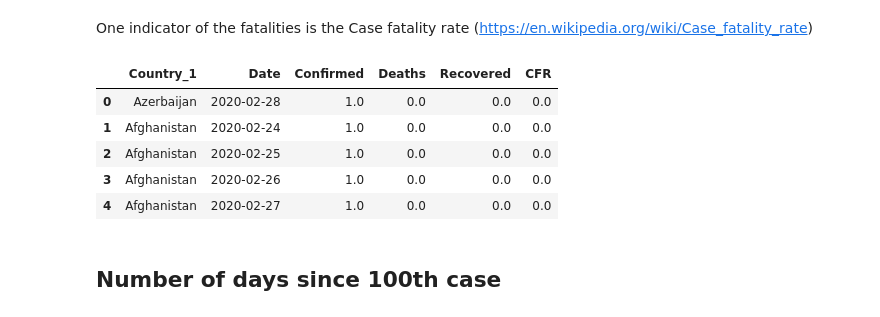
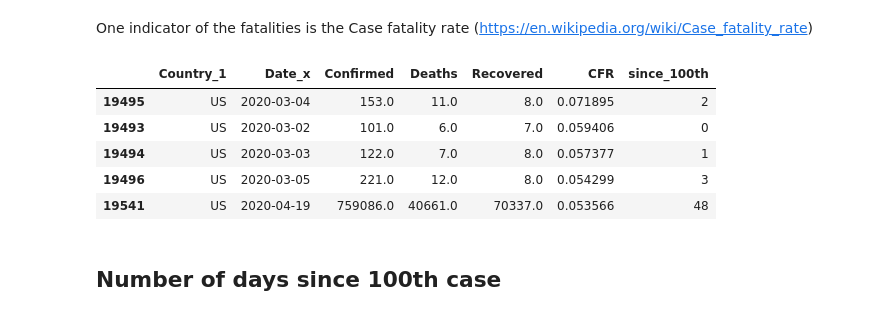
Before and after one commit to BWhannou/Covid_mobility, a Jupyter notebook: Exploratory Data Analysis.ipynb, the cells around one changed output. Saved outputs shown, nothing was run; the diff lists cells and outputs as text; code cells hidden in the pictures.

```diff
--- a/Exploratory Data Analysis.ipynb
+++ b/Exploratory Data Analysis.ipynb
@@ -263,15 +172,15 @@ sumup_countries = records.groupby(["Country_1","Date"]).agg({'Confirmed':'sum','
 One indicator of the fatalities is the Case fatality rate (https://en.wikipedia.org/wiki/Case_fatality_rate)
 # %%
 sumup_countries = sumup_countries.assign(CFR = lambda df : df.Deaths/df.Confirmed).reset_index()
-# %%
-sumup_countries.head()
-# %% [output]
-|  | Country_1 | Date | Confirmed | Deaths | Recovered | CFR |
-| 0 | Azerbaijan | 2020-02-28 | 1.0 | 0.0 | 0.0 | 0.0 |
-| 1 | Afghanistan | 2020-02-24 | 1.0 | 0.0 | 0.0 | 0.0 |
-| 2 | Afghanistan | 2020-02-25 | 1.0 | 0.0 | 0.0 | 0.0 |
-| 3 | Afghanistan | 2020-02-26 | 1.0 | 0.0 | 0.0 | 0.0 |
-| 4 | Afghanistan | 2020-02-27 | 1.0 | 0.0 | 0.0 | 0.0 |
+# %%
+sumup_countries[sumup_countries.Country_1=="US"].sort_values("Date",ascending=False).head()
+# %% [output]
+|  | Country_1 | Date_x | Confirmed | Deaths | Recovered | CFR | since_100th |
+| 19495 | US | 2020-03-04 | 153.0 | 11.0 | 8.0 | 0.071895 | 2 |
+| 19493 | US | 2020-03-02 | 101.0 | 6.0 | 7.0 | 0.059406 | 0 |
+| 19494 | US | 2020-03-03 | 122.0 | 7.0 | 8.0 | 0.057377 | 1 |
+| 19496 | US | 2020-03-05 | 221.0 | 12.0 | 8.0 | 0.054299 | 3 |
+| 19541 | US | 2020-04-19 | 759086.0 | 40661.0 | 70337.0 | 0.053566 | 48 |
 # %% [markdown]
 ## Number of days since 100th case
 # %%
```
Also changed, not shown: parts of 14 cells of this notebook.
